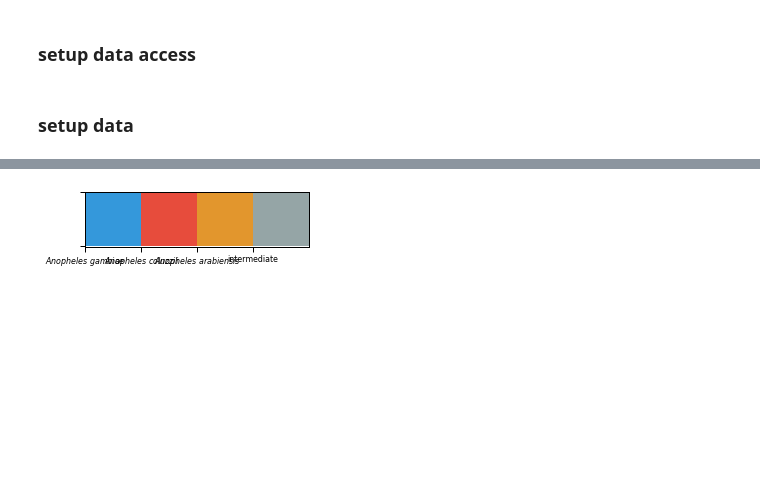
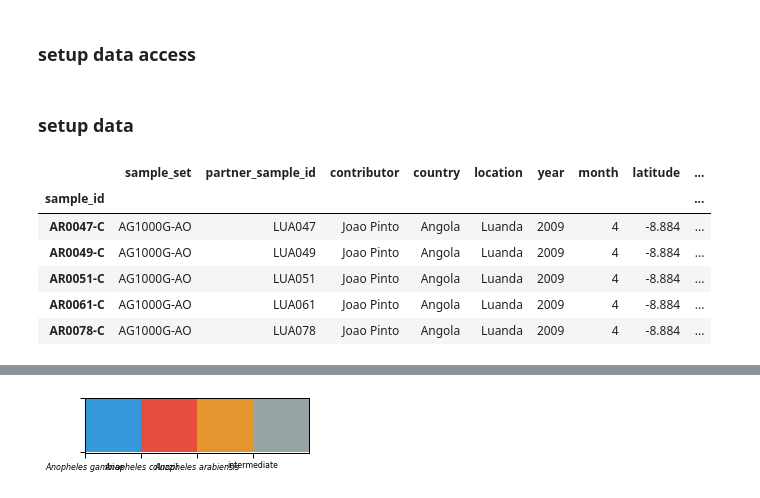
Before and after one commit to malariagen/deprecated-ag1000g-phase3-data-paper, a Jupyter notebook: notebooks/ag1000g_phase3_collection_.ipynb, the cells around one changed output, grey strips where cells are left out. Cells and saved outputs as stored; diff of their text form; code cells hidden in the pictures; blank space fills up the shorter version.

```diff
--- a/notebooks/ag1000g_phase3_collection_.ipynb
+++ b/notebooks/ag1000g_phase3_collection_.ipynb
@@ -48,13 +60,12 @@ df_centroids =  pd.read_csv('../data/Africa_centroids.csv', index_col=0)
 # %%
 #need to get mean lon/lat across countries so we might as well concat all metadata including species into a big PD
 set_len = 0
-all_meta = pd.DataFrame()
+all_meta = {}
 
 for sset in samplesets:
 
         metadata_path = staging_dir / "v3" / "metadata" / "general" / sset / "samples.meta.csv"
         species_path = staging_dir / "v3" / "metadata" / species_analysis / sset / "samples.species_aim.csv"
-
 
         with gcs.open(metadata_path) as gcs_fh:
             df = pd.read_csv(gcs_fh, index_col=0)
@@ -63,12 +74,21 @@ for sset in samplesets:
 
         # join on sample id
         result = pd.concat([df, df_aim], axis=1, sort=False)
+
         set_len += len(result)
 
-        all_meta = pd.concat([all_meta, result],sort=False)
+        all_meta[sset] = result
+
+all_meta = pd.concat(all_meta, names=["sample_set", "sample_id"]).reset_index(level=0)
 
 assert len(all_meta) == set_len
-# %%
-#make The Gambia presentable
-all_meta = all_meta.replace('Gambia, The', 'The Gambia')
-all_meta = all_meta.replace('Equatorial Guinea', 'Bioko')
+# %%
+all_meta.head()
+# %% [output]
+|  | sample_set | partner_sample_id | contributor | country | location | year | month | latitude | ... |
+| sample_id |  |  |  |  |  |  |  |  | ... |
+| AR0047-C | AG1000G-AO | LUA047 | Joao Pinto | Angola | Luanda | 2009 | 4 | -8.884 | ... |
+| AR0049-C | AG1000G-AO | LUA049 | Joao Pinto | Angola | Luanda | 2009 | 4 | -8.884 | ... |
+| AR0051-C | AG1000G-AO | LUA051 | Joao Pinto | Angola | Luanda | 2009 | 4 | -8.884 | ... |
+| AR0061-C | AG1000G-AO | LUA061 | Joao Pinto | Angola | Luanda | 2009 | 4 | -8.884 | ... |
+| AR0078-C | AG1000G-AO | LUA078 | Joao Pinto | Angola | Luanda | 2009 | 4 | -8.884 | ... |
```
Also changed, not shown: parts of 19 cells of this notebook, 1 other file.
